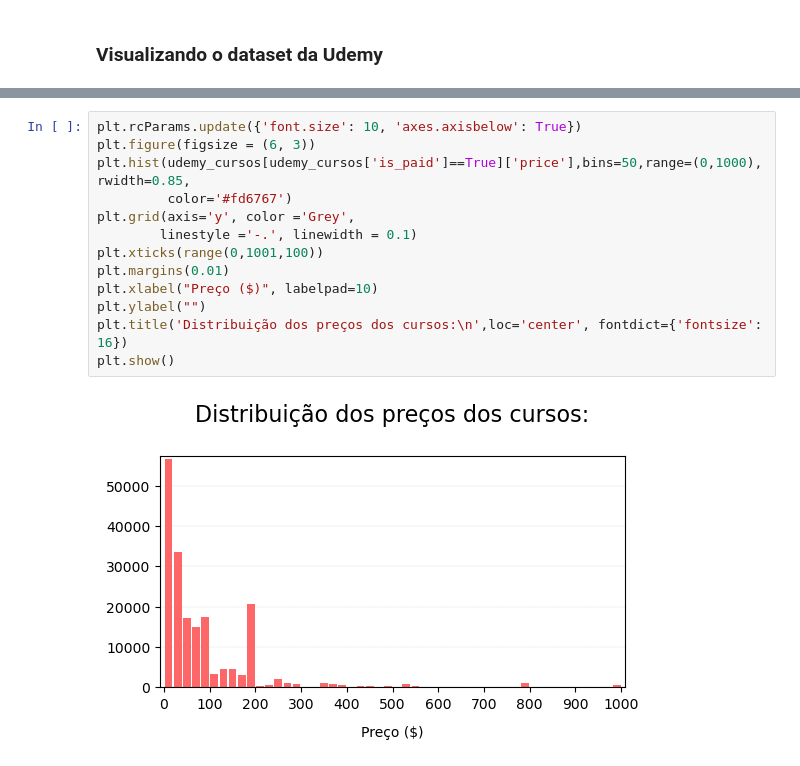
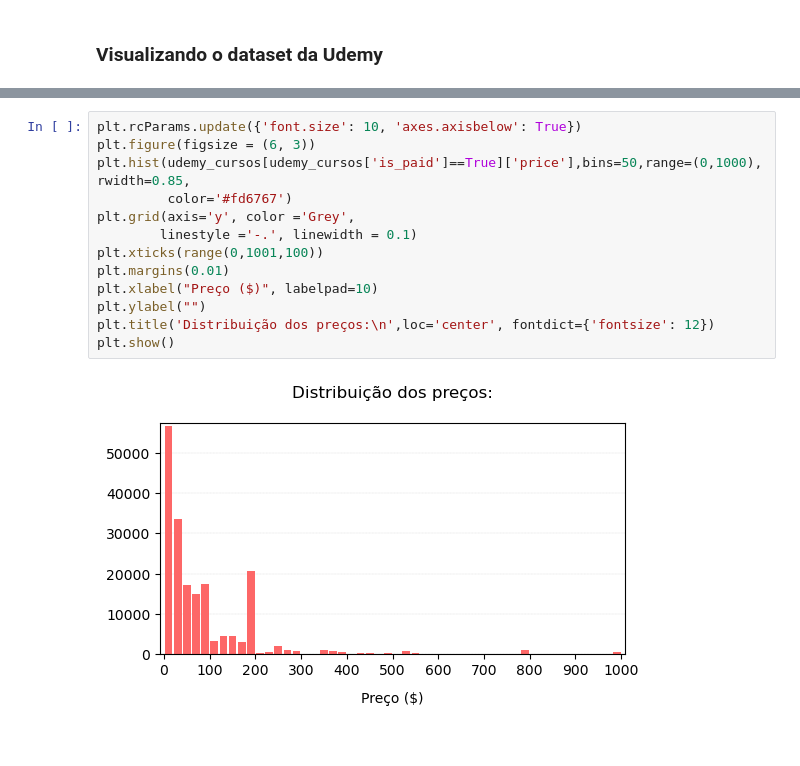
Before and after one commit to ismailymendes/mooc_udemy_coursera, a Jupyter notebook: mooc_udemy_coursera.ipynb, the cells around one changed output, grey strips where cells are left out. Saved outputs shown, nothing was run; the diff lists cells and outputs as text.

```diff
--- a/mooc_udemy_coursera.ipynb
+++ b/mooc_udemy_coursera.ipynb
@@ -133,15 +171,15 @@ plt.show()
 # %%
 plt.rcParams.update({'font.size': 10, 'axes.axisbelow': True})
 plt.figure(figsize = (6, 3))
 plt.hist(udemy_cursos[udemy_cursos['is_paid']==True]['price'],bins=50,range=(0,1000), rwidth=0.85,
          color='#fd6767')
 plt.grid(axis='y', color ='Grey',
         linestyle ='-.', linewidth = 0.1)
 plt.xticks(range(0,1001,100))
 plt.margins(0.01)
 plt.xlabel("Preço ($)", labelpad=10)
 plt.ylabel("")
-plt.title('Distribuição dos preços dos cursos:\n',loc='center', fontdict={'fontsize': 16})
+plt.title('Distribuição dos preços:\n',loc='center', fontdict={'fontsize': 12})
 plt.show()
 # %% [output]
-[figure, old version]
+[figure, new version]
```
Also changed, not shown: parts of 6 cells of this notebook.
